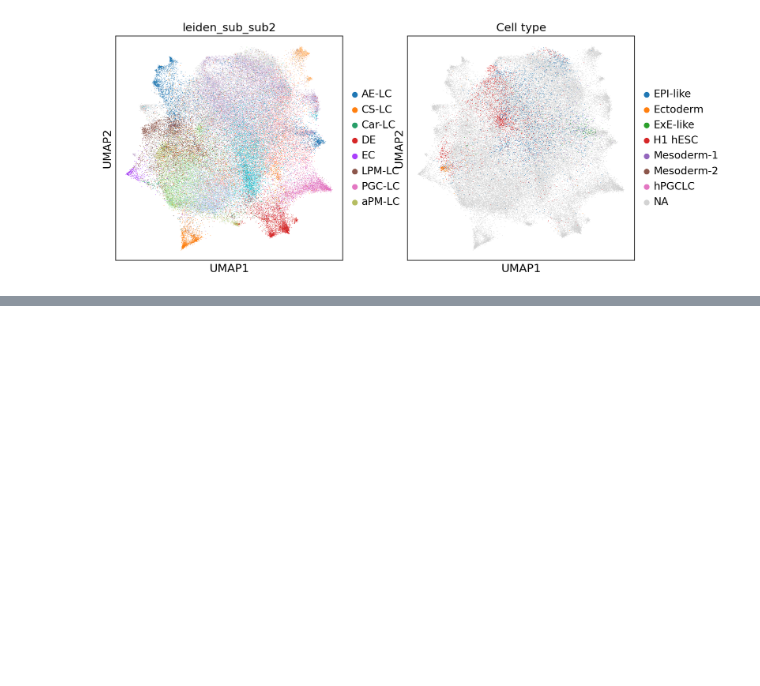
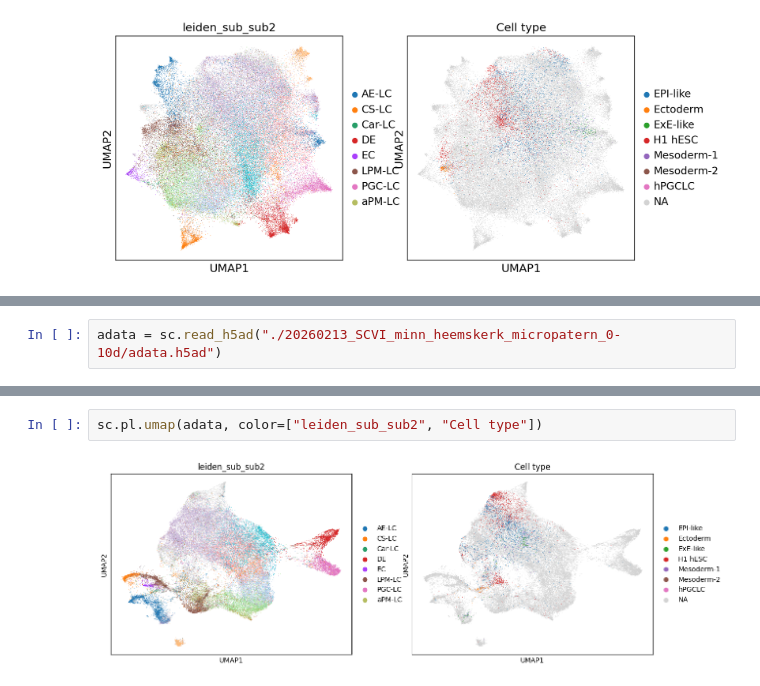
Before and after one commit to stanfish06/micropattern, a Jupyter notebook: notebooks/eda.ipynb, the cells around one changed output, grey strips where cells are left out. Saved outputs shown, nothing was run; the diff lists cells and outputs as text; blank space fills up the shorter version.

```diff
--- a/notebooks/eda.ipynb
+++ b/notebooks/eda.ipynb
@@ -361,0 +375,2 @@ KeyError: "Could not find 'X_all2heemskerk' or 'X_X_all2heemskerk' in .obsm"
+# %%
+adata = sc.read_h5ad("./20260213_SCVI_minn_heemskerk_micropatern_0-10d/adata.h5ad")
@@ -361,0 +396,4 @@ KeyError: "Could not find 'X_all2heemskerk' or 'X_X_all2heemskerk' in .obsm"
+# %%
+sc.pl.umap(adata, color=["leiden_sub_sub2", "Cell type"])
+# %% [output]
+[figure, added]
```
Also changed, not shown: parts of 20 cells of this notebook, 5 other files.
